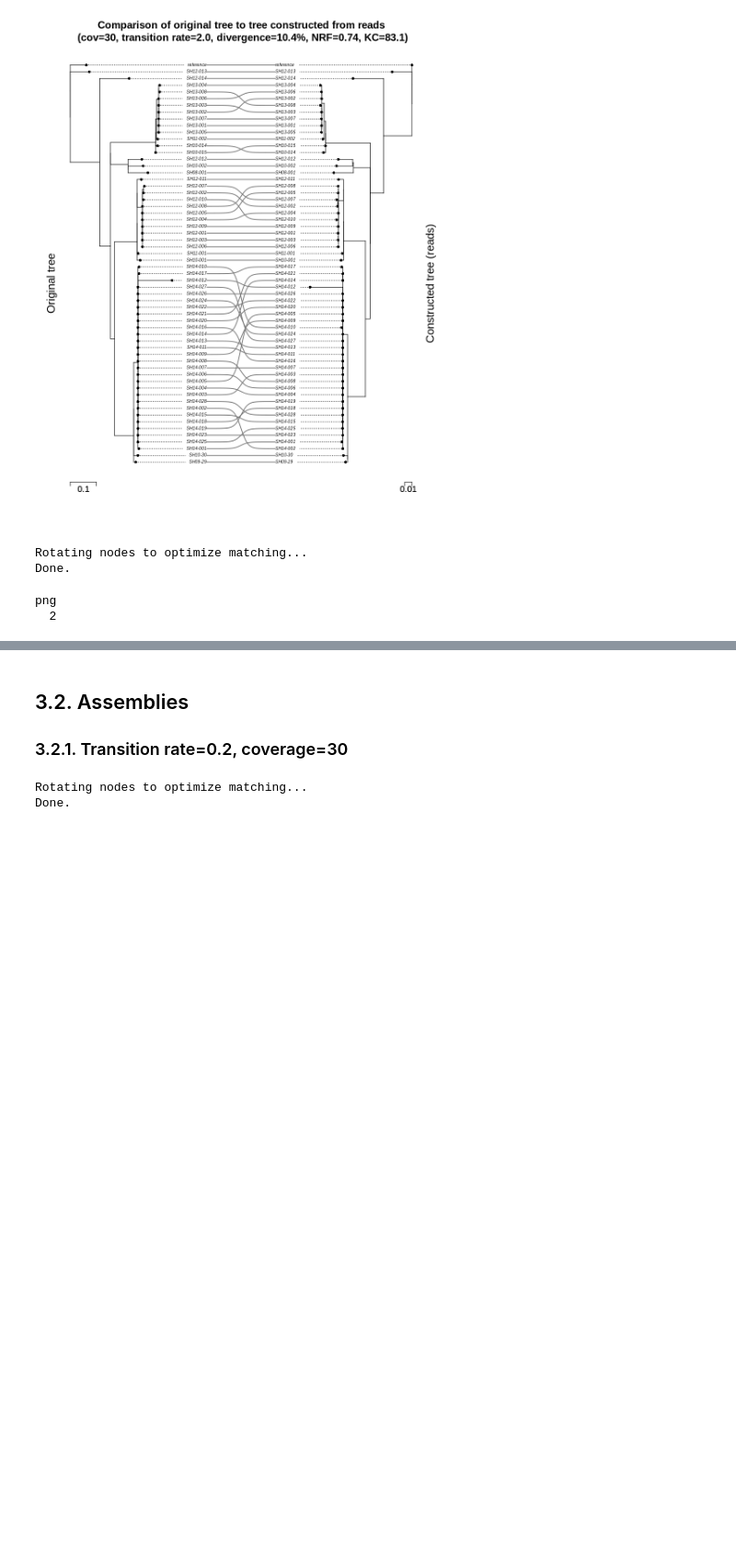
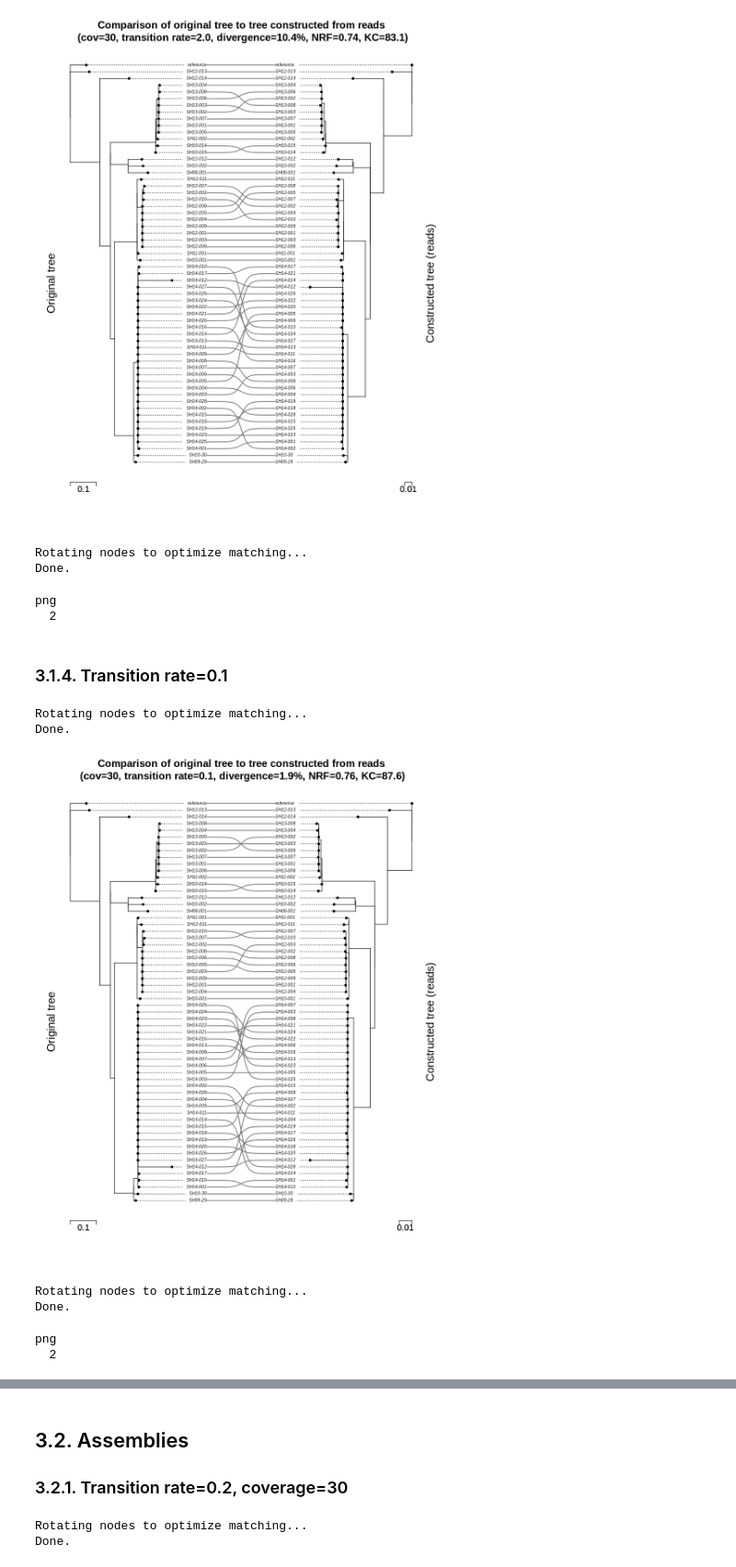
Before and after one commit to apetkau/genomics-data-index-evaluation-manuscript, a Jupyter notebook: evaluations/simulation/6-compare-trees.ipynb, the cells around one changed output, grey strips where cells are left out. Shown at 92% size. Cells and saved outputs as stored; diff of their text form; code cells hidden in the pictures; blank space fills up the shorter version.

Commit message:
Added additional cases for substitutions/divergences

```diff
--- a/evaluations/simulation/6-compare-trees.ipynb
+++ b/evaluations/simulation/6-compare-trees.ipynb
@@ -261,3 +262,23 @@ Rotating nodes to optimize matching...
 Done.
 png
   2
+# %% [markdown]
+### 3.1.4. Transition rate=0.1
+# %%
+plot_tree(simulation="alpha-0.1-cov-30", label=sprintf("cov=30, transition rate=0.1, divergence=1.9%%"),
+          data_type="reads", trees_array=t_reads,
+          file=NULL)
+# %% [output]
+Rotating nodes to optimize matching...
+Done.
+[figure, added]
+# %%
+plot_tree(simulation="alpha-0.1-cov-30", label=sprintf("cov=30, transition rate=0.1, divergence=1.9%%"),
+          data_type="reads", trees_array=t_reads,
+          file="figures/original-reads-tree-cov-30-alpha-0.1.pdf")
+dev.off()
+# %% [output]
+Rotating nodes to optimize matching...
+Done.
+png
+  2
```
Also changed, not shown: parts of 18 cells of this notebook, 11 other files.
